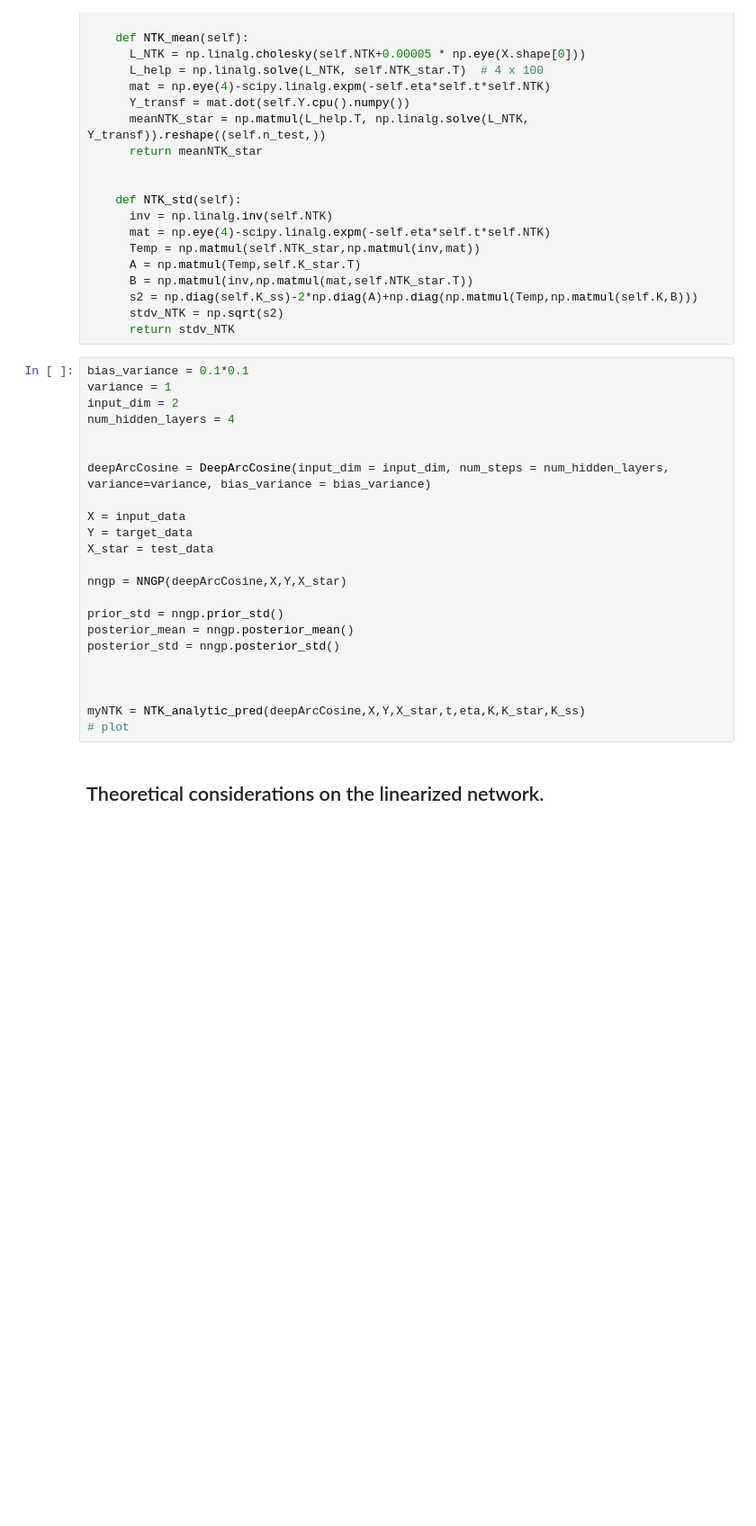
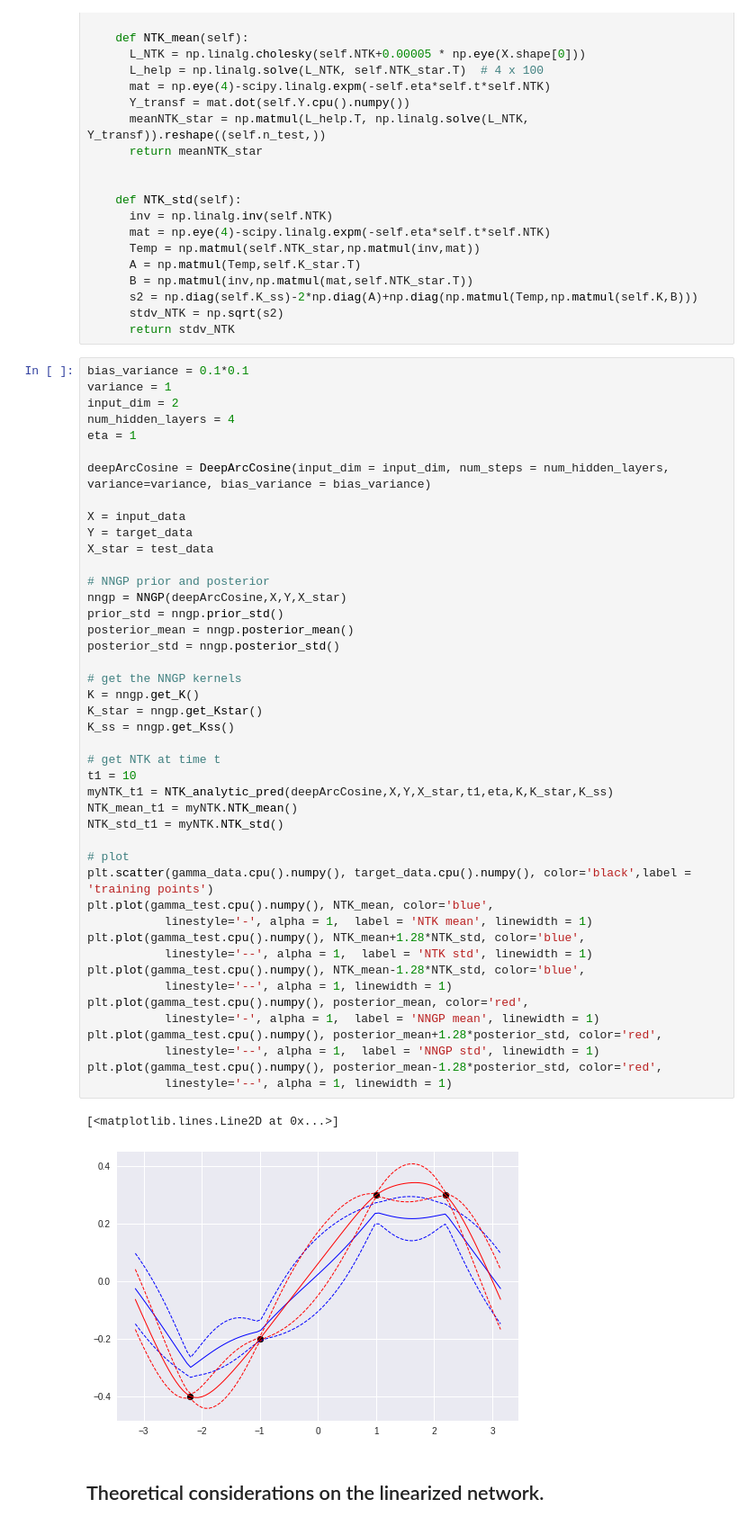
Before and after one commit to bobby-he/Neural_Tangent_Kernel, a Jupyter notebook: notebooks/report.ipynb, the cells around one changed output. Shown at 90% size. Drawn from its saved outputs; the diff is of its cells as text; blank space fills up the shorter version.

```diff
--- a/notebooks/report.ipynb
+++ b/notebooks/report.ipynb
@@ -479,29 +478,53 @@ class NTK_analytic_pred(object):
       s2 = np.diag(self.K_ss)-2*np.diag(A)+np.diag(np.matmul(Temp,np.matmul(self.K,B)))
       stdv_NTK = np.sqrt(s2)
       return stdv_NTK
-# %%
-bias_variance = 0.1*0.1
-variance = 1
-input_dim = 2
-num_hidden_layers = 4
-
-
-deepArcCosine = DeepArcCosine(input_dim = input_dim, num_steps = num_hidden_layers, variance=variance, bias_variance = bias_variance)
-
-X = input_data
-Y = target_data
-X_star = test_data
-
-nngp = NNGP(deepArcCosine,X,Y,X_star)
-
-prior_std = nngp.prior_std()
-posterior_mean = nngp.posterior_mean()
-posterior_std = nngp.posterior_std()
-
-
-
-myNTK = NTK_analytic_pred(deepArcCosine,X,Y,X_star,t,eta,K,K_star,K_ss)
-# plot
+# %%
+bias_variance = 0.1*0.1
+variance = 1
+input_dim = 2
+num_hidden_layers = 4
+eta = 1
+
+deepArcCosine = DeepArcCosine(input_dim = input_dim, num_steps = num_hidden_layers, variance=variance, bias_variance = bias_variance)
+
+X = input_data
+Y = target_data
+X_star = test_data
+
+# NNGP prior and posterior
+nngp = NNGP(deepArcCosine,X,Y,X_star)
+prior_std = nngp.prior_std()
+posterior_mean = nngp.posterior_mean()
+posterior_std = nngp.posterior_std()
+
+# get the NNGP kernels
+K = nngp.get_K()
+K_star = nngp.get_Kstar()
+K_ss = nngp.get_Kss()
+
+# get NTK at time t
+t1 = 10
+myNTK_t1 = NTK_analytic_pred(deepArcCosine,X,Y,X_star,t1,eta,K,K_star,K_ss)
+NTK_mean_t1 = myNTK.NTK_mean()
+NTK_std_t1 = myNTK.NTK_std()
+
+# plot
+plt.scatter(gamma_data.cpu().numpy(), target_data.cpu().numpy(), color='black',label = 'training points')
+plt.plot(gamma_test.cpu().numpy(), NTK_mean, color='blue',
+           linestyle='-', alpha = 1,  label = 'NTK mean', linewidth = 1)
+plt.plot(gamma_test.cpu().numpy(), NTK_mean+1.28*NTK_std, color='blue',
+           linestyle='--', alpha = 1,  label = 'NTK std', linewidth = 1)
+plt.plot(gamma_test.cpu().numpy(), NTK_mean-1.28*NTK_std, color='blue',
+           linestyle='--', alpha = 1, linewidth = 1)
+plt.plot(gamma_test.cpu().numpy(), posterior_mean, color='red',
+           linestyle='-', alpha = 1,  label = 'NNGP mean', linewidth = 1)
+plt.plot(gamma_test.cpu().numpy(), posterior_mean+1.28*posterior_std, color='red',
+           linestyle='--', alpha = 1,  label = 'NNGP std', linewidth = 1)
+plt.plot(gamma_test.cpu().numpy(), posterior_mean-1.28*posterior_std, color='red',
+           linestyle='--', alpha = 1, linewidth = 1)
+# %% [output]
+[<matplotlib.lines.Line2D at 0x...>]
+[figure, added]
 # %% [markdown]
 ## Theoretical considerations on the linearized network.
 # %% [markdown]
```
Also changed, not shown: parts of 2 cells of this notebook.
